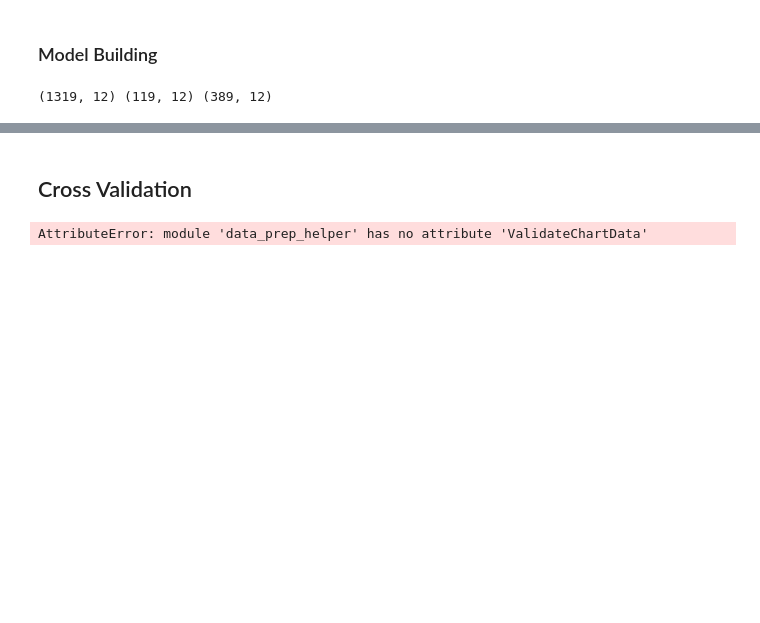
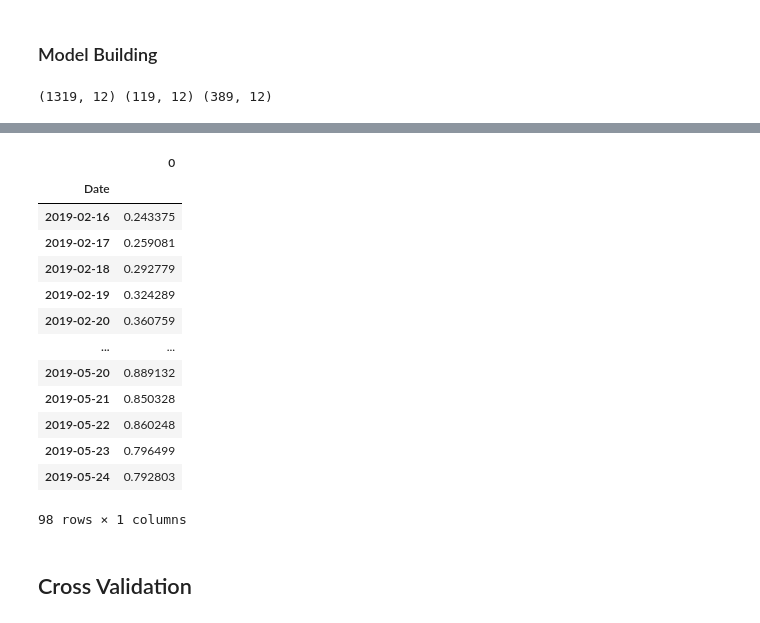
Before and after one commit to herrfeder/DataScientist, a Jupyter notebook: Project_05_Capstone_Stock_Chart_Analysis/05_model_GRU.ipynb, the cells around one changed output, grey strips where cells are left out. Drawn from its saved outputs; the diff is of its cells as text; code cells hidden in the pictures; blank space fills up the shorter version.

```diff
--- a/Project_05_Capstone_Stock_Chart_Analysis/05_model_GRU.ipynb
+++ b/Project_05_Capstone_Stock_Chart_Analysis/05_model_GRU.ipynb
@@ -191,0 +250,17 @@ model.save('MV3-GRU_40_[40,35]_1e-4_64.h5')
+# %%
+pd.DataFrame(true, index=test.index[:len(true)])
+# %% [output]
+|  | 0 |
+| Date |  |
+| 2019-02-16 | 0.243375 |
+| 2019-02-17 | 0.259081 |
+| 2019-02-18 | 0.292779 |
+| 2019-02-19 | 0.324289 |
+| 2019-02-20 | 0.360759 |
+| ... | ... |
+| 2019-05-20 | 0.889132 |
+| 2019-05-21 | 0.850328 |
+| 2019-05-22 | 0.860248 |
+| 2019-05-23 | 0.796499 |
+| 2019-05-24 | 0.792803 |
+98 rows × 1 columns
@@ -199,5 +277,3 @@ batch_size = 64
 num_epochs = 200
 # %%
-do = data_prep_helper.ValidateChartData(chart_col=["Price", "High", "Low"])
+do = data_prep_helper.ModelData(chart_col=["Price", "High", "Low"])
-# %% [output]
-AttributeError: module 'data_prep_helper' has no attribute 'ValidateChartData'
```
Also changed, not shown: parts of 17 cells of this notebook, 3 other files.
